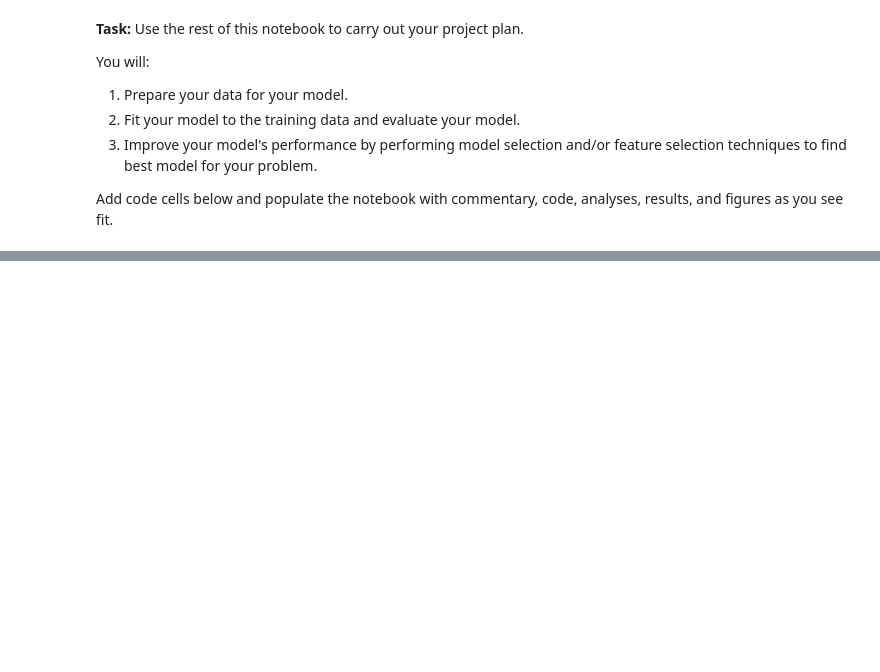
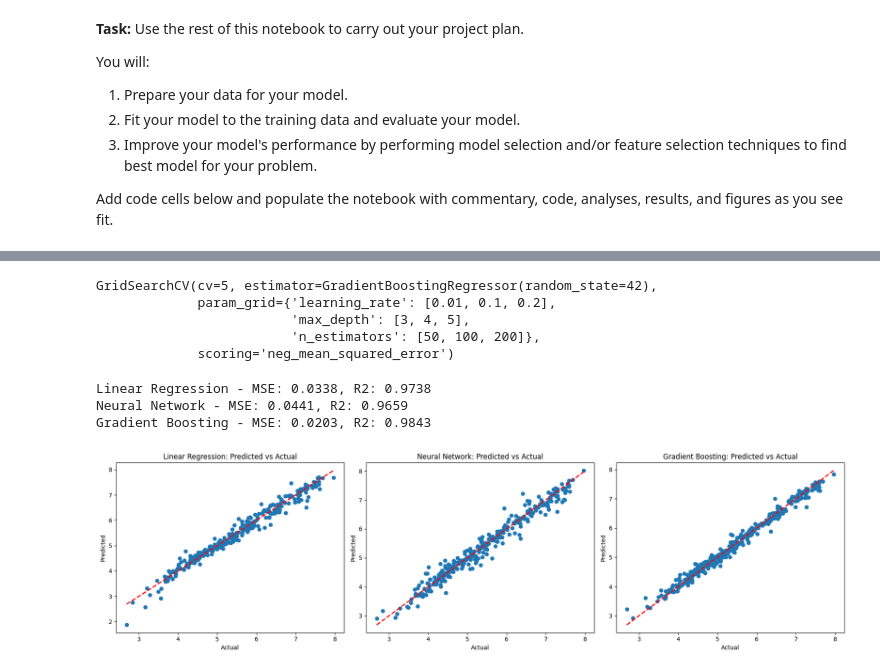
Before and after one commit to aryamantepal/bttaimit, a Jupyter notebook: Unit 8/lab 8/DefineAndSolveMLProblem.ipynb, the cells around one changed output, grey strips where cells are left out. Cells and saved outputs as stored; diff of their text form; code cells hidden in the pictures; blank space fills up the shorter version.

```diff
--- a/Unit 8/lab 8/DefineAndSolveMLProblem.ipynb
+++ b/Unit 8/lab 8/DefineAndSolveMLProblem.ipynb
@@ -468,0 +546,64 @@ Add code cells below and populate the notebook with commentary, code, analyses,
+# %%
+gbdt_model = GradientBoostingRegressor(n_estimators=100, learning_rate=0.1, max_depth=3, random_state=42)
+gbdt_model.fit(X_train_scaled, y_train)
+gbdt_predictions = gbdt_model.predict(X_test_scaled)
+# %%
+gbdt_param_grid = {
+    'n_estimators': [50, 100, 200],
+    'learning_rate': [0.01, 0.1, 0.2],
+    'max_depth': [3, 4, 5]
+}
+gbdt_grid = GridSearchCV(GradientBoostingRegressor(random_state=42), gbdt_param_grid, cv=5, scoring='neg_mean_squared_error')
+gbdt_grid.fit(X_train_scaled, y_train)
+# %% [output]
+GridSearchCV(cv=5, estimator=GradientBoostingRegressor(random_state=42),
+             param_grid={'learning_rate': [0.01, 0.1, 0.2],
+                         'max_depth': [3, 4, 5],
+                         'n_estimators': [50, 100, 200]},
+             scoring='neg_mean_squared_error')
+# %%
+gbdt_best = gbdt_grid.best_estimator_
+# %%
+gbdt_predictions = gbdt_best.predict(X_test_scaled)
+# %%
+# Evaluate models
+def evaluate_model(y_true, y_pred, model_name):
+    mse = mean_squared_error(y_true, y_pred)
+    r2 = r2_score(y_true, y_pred)
+    print(f"{model_name} - MSE: {mse:.4f}, R2: {r2:.4f}")
+
+evaluate_model(y_test, lr_predictions, "Linear Regression")
+evaluate_model(y_test, nn_predictions, "Neural Network")
+evaluate_model(y_test, gbdt_predictions, "Gradient Boosting")
+# %% [output]
+Linear Regression - MSE: 0.0338, R2: 0.9738
+Neural Network - MSE: 0.0441, R2: 0.9659
+Gradient Boosting - MSE: 0.0203, R2: 0.9843
+# %%
+plt.figure(figsize=(18, 5))
+
+plt.subplot(1, 3, 1)
+plt.scatter(y_test, lr_predictions)
+plt.plot([y_test.min(), y_test.max()], [y_test.min(), y_test.max()], 'r--', lw=2)
+plt.xlabel("Actual")
+plt.ylabel("Predicted")
+plt.title("Linear Regression: Predicted vs Actual")
+
+plt.subplot(1, 3, 2)
+plt.scatter(y_test, nn_predictions)
+plt.plot([y_test.min(), y_test.max()], [y_test.min(), y_test.max()], 'r--', lw=2)
+plt.xlabel("Actual")
+plt.ylabel("Predicted")
+plt.title("Neural Network: Predicted vs Actual")
+
+plt.subplot(1, 3, 3)
+plt.scatter(y_test, gbdt_predictions)
+plt.plot([y_test.min(), y_test.max()], [y_test.min(), y_test.max()], 'r--', lw=2)
+plt.xlabel("Actual")
+plt.ylabel("Predicted")
+plt.title("Gradient Boosting: Predicted vs Actual")
+
+plt.tight_layout()
+plt.show()
+# %% [output]
+[figure, added]
```
Also changed, not shown: parts of 9 cells of this notebook, 1 other file.
